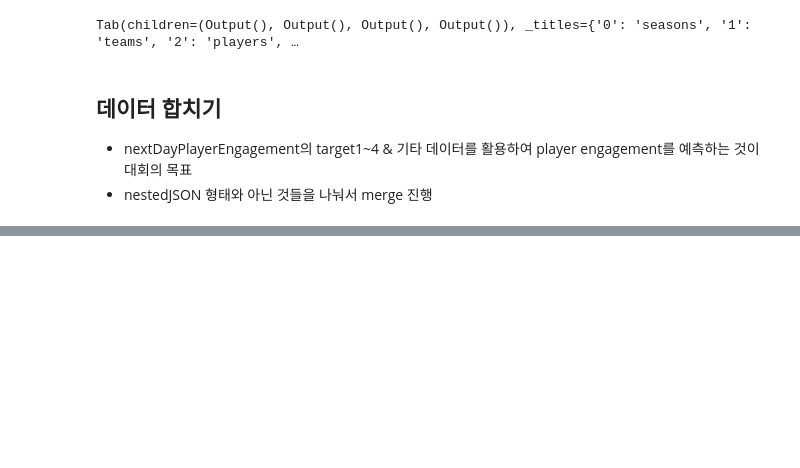
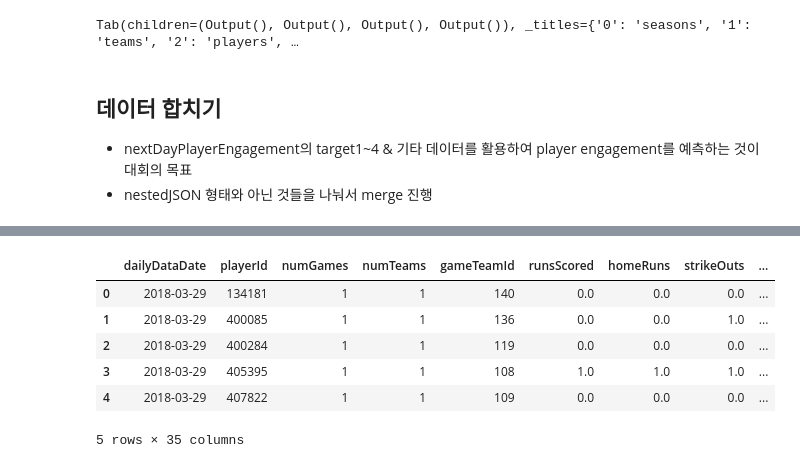
Before and after one commit to starfishkenny/Projects, a Jupyter notebook: 20210715_Train&Others.ipynb, the cells around one changed output, grey strips where cells are left out. Cells and saved outputs as stored; diff of their text form; code cells hidden in the pictures; blank space fills up the shorter version.

Commit message:
updated notebook (fix error, merged data)

```diff
--- a/20210715_Train&Others.ipynb
+++ b/20210715_Train&Others.ipynb
@@ -959,0 +938,5 @@ NameError: name 'player_game_stats' is not defined
+# %%
+%%time
+
+player_date_stats_agg.head(5)
+# %% [output]
@@ -959,0 +944,7 @@ NameError: name 'player_game_stats' is not defined
+|  | dailyDataDate | playerId | numGames | numTeams | gameTeamId | runsScored | homeRuns | strikeOuts | ... |
+| 0 | 2018-03-29 | 134181 | 1 | 1 | 140 | 0.0 | 0.0 | 0.0 | ... |
+| 1 | 2018-03-29 | 400085 | 1 | 1 | 136 | 0.0 | 0.0 | 1.0 | ... |
+| 2 | 2018-03-29 | 400284 | 1 | 1 | 119 | 0.0 | 0.0 | 0.0 | ... |
+| 3 | 2018-03-29 | 405395 | 1 | 1 | 108 | 1.0 | 1.0 | 1.0 | ... |
+| 4 | 2018-03-29 | 407822 | 1 | 1 | 109 | 0.0 | 0.0 | 0.0 | ... |
+5 rows × 35 columns
```
Also changed, not shown: parts of 9 cells of this notebook.
